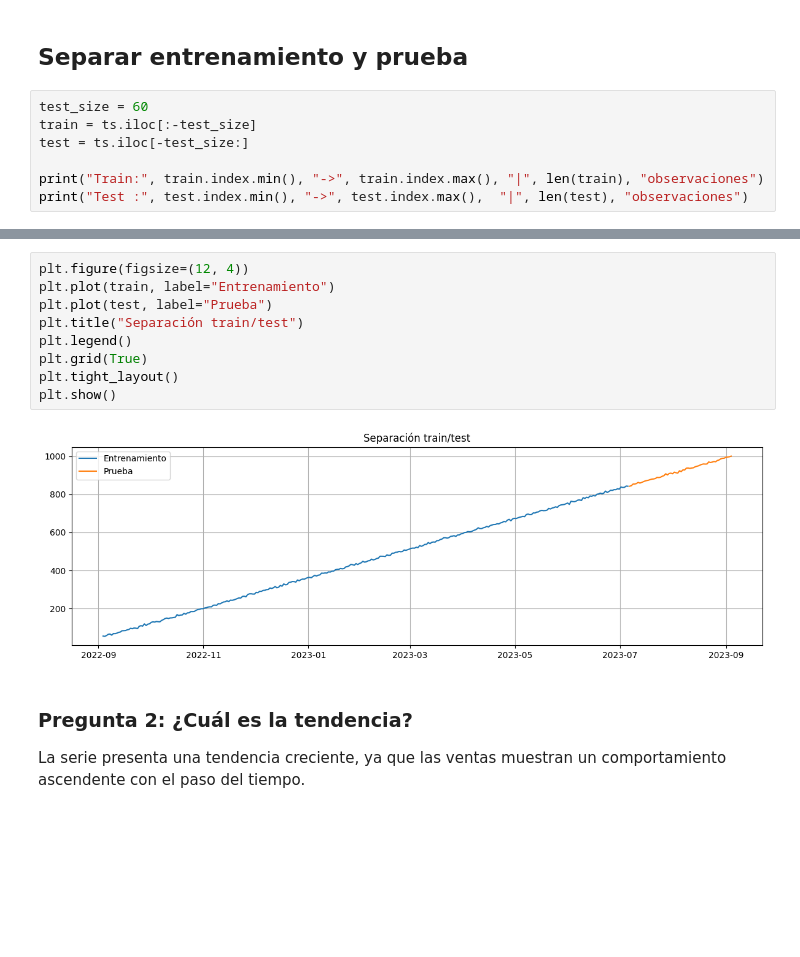
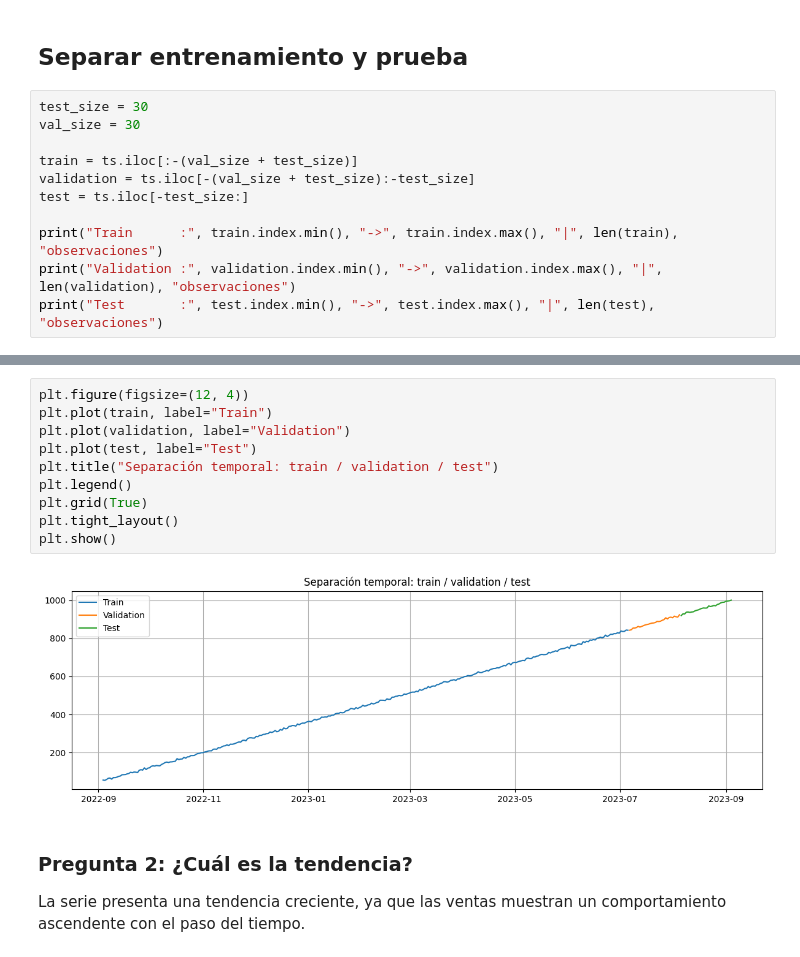
Before and after one commit to Oswaldoslv04/proyecto_series_temporales, a Jupyter notebook: src/explore.ipynb, the cells around one changed output, grey strips where cells are left out. Drawn from its saved outputs; the diff is of its cells as text; blank space fills up the shorter version.

```diff
--- a/src/explore.ipynb
+++ b/src/explore.ipynb
@@ -118,10 +118,14 @@ plt.show()
 # %% [markdown]
 ## Separar entrenamiento y prueba
 # %%
-test_size = 60
-train = ts.iloc[:-test_size]
+test_size = 30
+val_size = 30
+
+train = ts.iloc[:-(val_size + test_size)]
+validation = ts.iloc[-(val_size + test_size):-test_size]
 test = ts.iloc[-test_size:]
 
-print("Train:", train.index.min(), "->", train.index.max(), "|", len(train), "observaciones")
-print("Test :", test.index.min(), "->", test.index.max(),  "|", len(test), "observaciones")
+print("Train      :", train.index.min(), "->", train.index.max(), "|", len(train), "observaciones")
+print("Validation :", validation.index.min(), "->", validation.index.max(), "|", len(validation), "observaciones")
+print("Test       :", test.index.min(), "->", test.index.max(), "|", len(test), "observaciones")
 # %% [output]
@@ -130,14 +135,15 @@ Test : 2023-07-06 17:10:08.079328 -> 2023-09-03 17:10:08.079328 | 60 observacion
 # %%
 plt.figure(figsize=(12, 4))
-plt.plot(train, label="Entrenamiento")
-plt.plot(test, label="Prueba")
-plt.title("Separación train/test")
+plt.plot(train, label="Train")
+plt.plot(validation, label="Validation")
+plt.plot(test, label="Test")
+plt.title("Separación temporal: train / validation / test")
 plt.legend()
 plt.grid(True)
 plt.tight_layout()
 plt.show()
 # %% [output]
-[figure, old version]
+[figure, new version]
 # %% [markdown]
 ### Pregunta 2: ¿Cuál es la tendencia?
 
```
Also changed, not shown: parts of 11 cells of this notebook, 2 other files.
